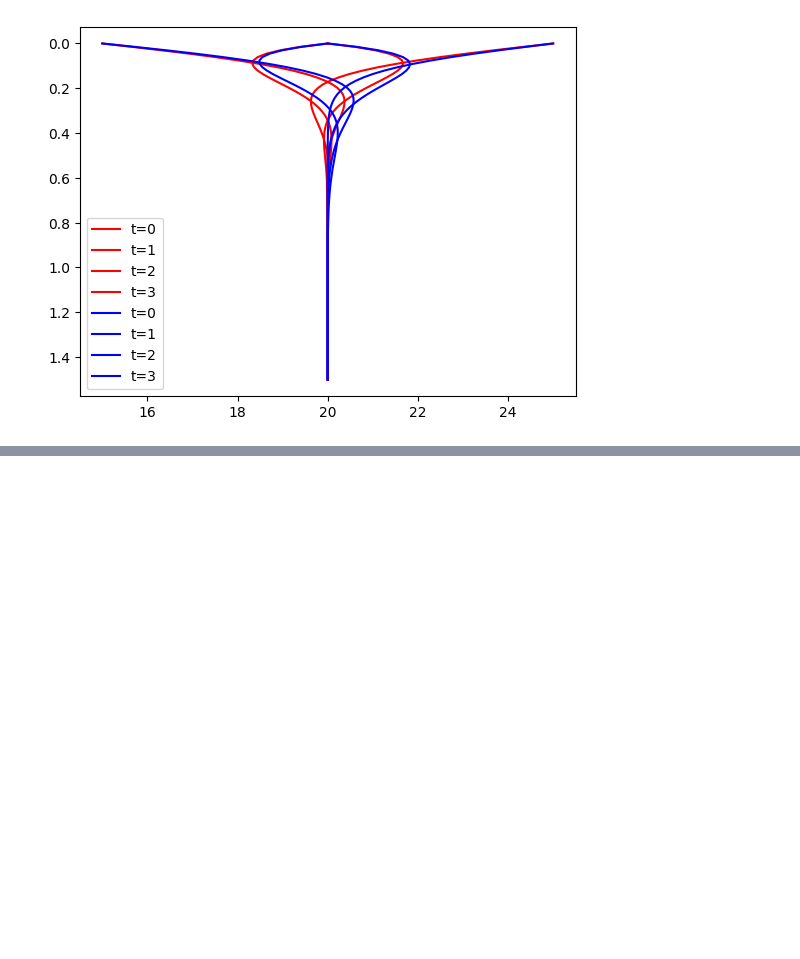
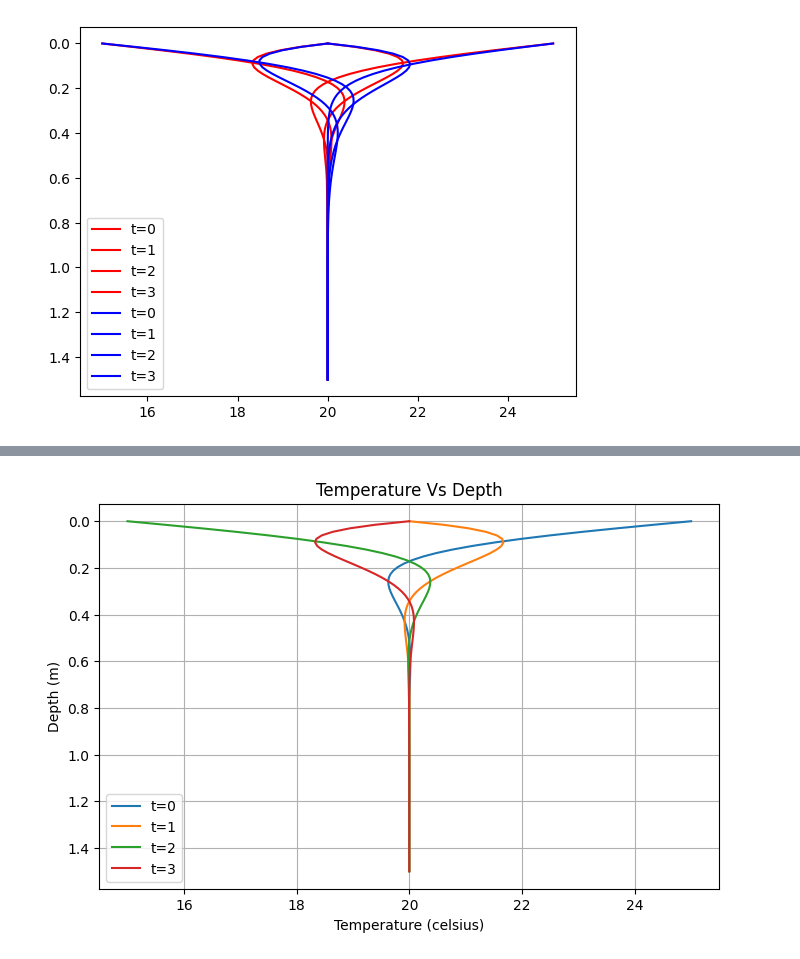
Before and after one commit to mjunaid31/project, a Jupyter notebook: plasmatrial.ipynb, the cells around one changed output, grey strips where cells are left out. Drawn from its saved outputs; the diff is of its cells as text; code cells hidden in the pictures; blank space fills up the shorter version.

```diff
--- a/plasmatrial.ipynb
+++ b/plasmatrial.ipynb
@@ -199,0 +200,17 @@ plt.show()
+# %%
+plt.figure(figsize=(8, 5))
+for i in range(len(plotanlyt)):
+    plt.plot(plotanlyt[i],zz,label=f't={i}')
+
+plt.xlabel('Temperature (celsius)')
+plt.ylabel('Depth (m)')
+plt.legend()
+plt.title('Temperature Vs Depth')
+plt.gca().invert_yaxis()
+plt.grid()
+
+
+plt.legend()
+plt.show()
+# %% [output]
+[figure, added]
```
Also changed, not shown: parts of 2 cells of this notebook, 2 other files.
